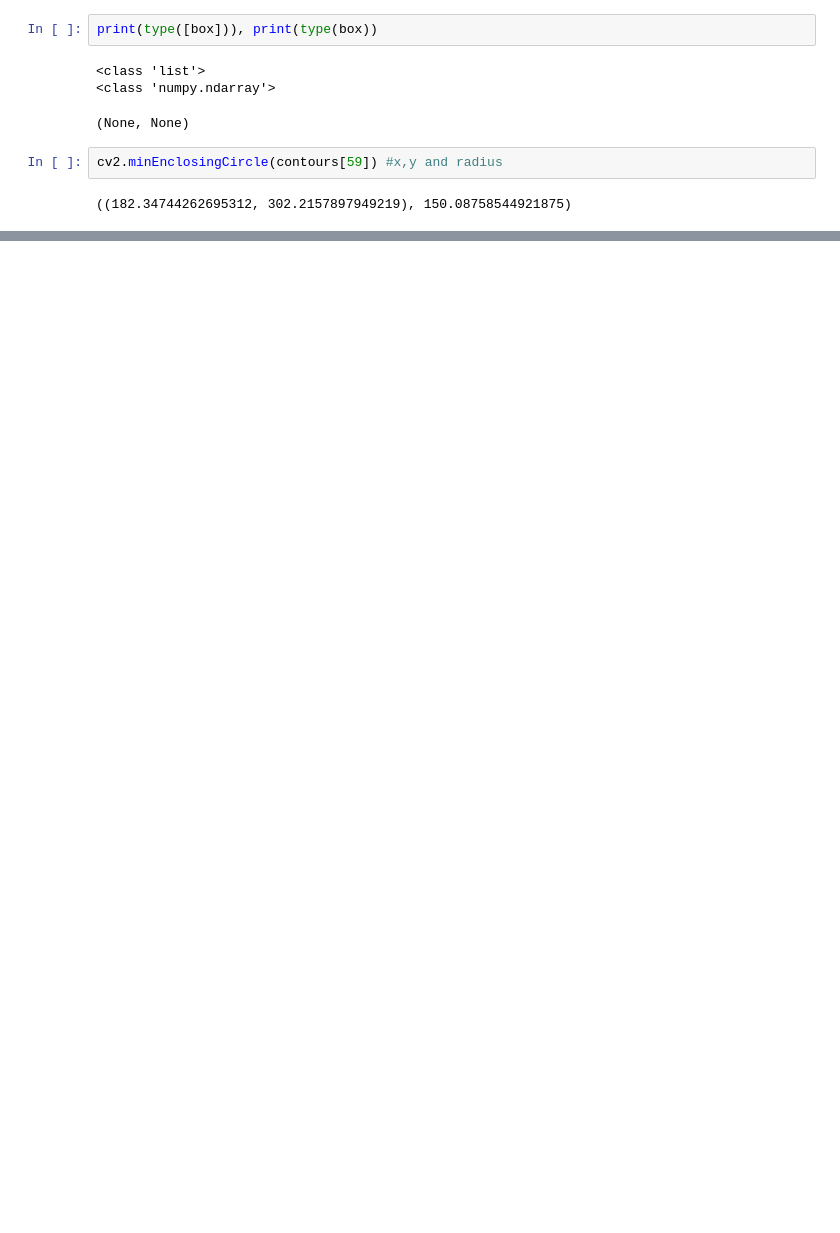
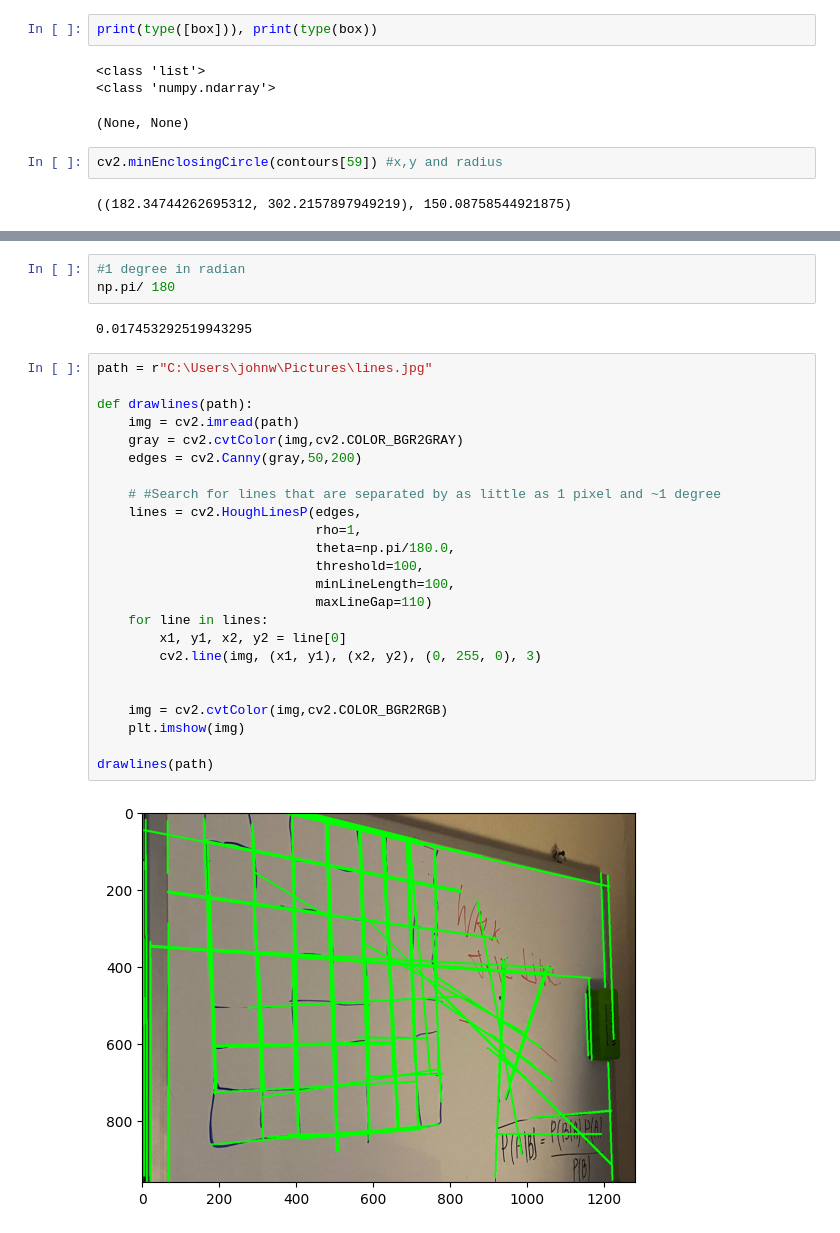
Before and after one commit to davidyaaw/open-cv2-cookbook, a Jupyter notebook: Jupeter notebooks/contour_detection_cv2.ipynb, the cells around one changed output, grey strips where cells are left out. Drawn from its saved outputs; the diff is of its cells as text; blank space fills up the shorter version.

```diff
--- a/Jupeter notebooks/contour_detection_cv2.ipynb
+++ b/Jupeter notebooks/contour_detection_cv2.ipynb
@@ -480,0 +606,31 @@ cv2.minEnclosingCircle(contours[59]) #x,y and radius
+# %%
+#1 degree in radian
+np.pi/ 180
+# %% [output]
+0.017453292519943295
+# %%
+path = r"C:\Users\johnw\Pictures\lines.jpg"
+
+def drawlines(path):
+    img = cv2.imread(path)
+    gray = cv2.cvtColor(img,cv2.COLOR_BGR2GRAY)
+    edges = cv2.Canny(gray,50,200)
+
+    # #Search for lines that are separated by as little as 1 pixel and ~1 degree
+    lines = cv2.HoughLinesP(edges,
+                            rho=1,
+                            theta=np.pi/180.0,
+                            threshold=100,
+                            minLineLength=100,
+                            maxLineGap=110)
+    for line in lines:
+        x1, y1, x2, y2 = line[0]
+        cv2.line(img, (x1, y1), (x2, y2), (0, 255, 0), 3)
+
+
+    img = cv2.cvtColor(img,cv2.COLOR_BGR2RGB)
+    plt.imshow(img)
+
+drawlines(path)
+# %% [output]
+[figure, added]
```
Also changed, not shown: parts of 16 cells of this notebook.
